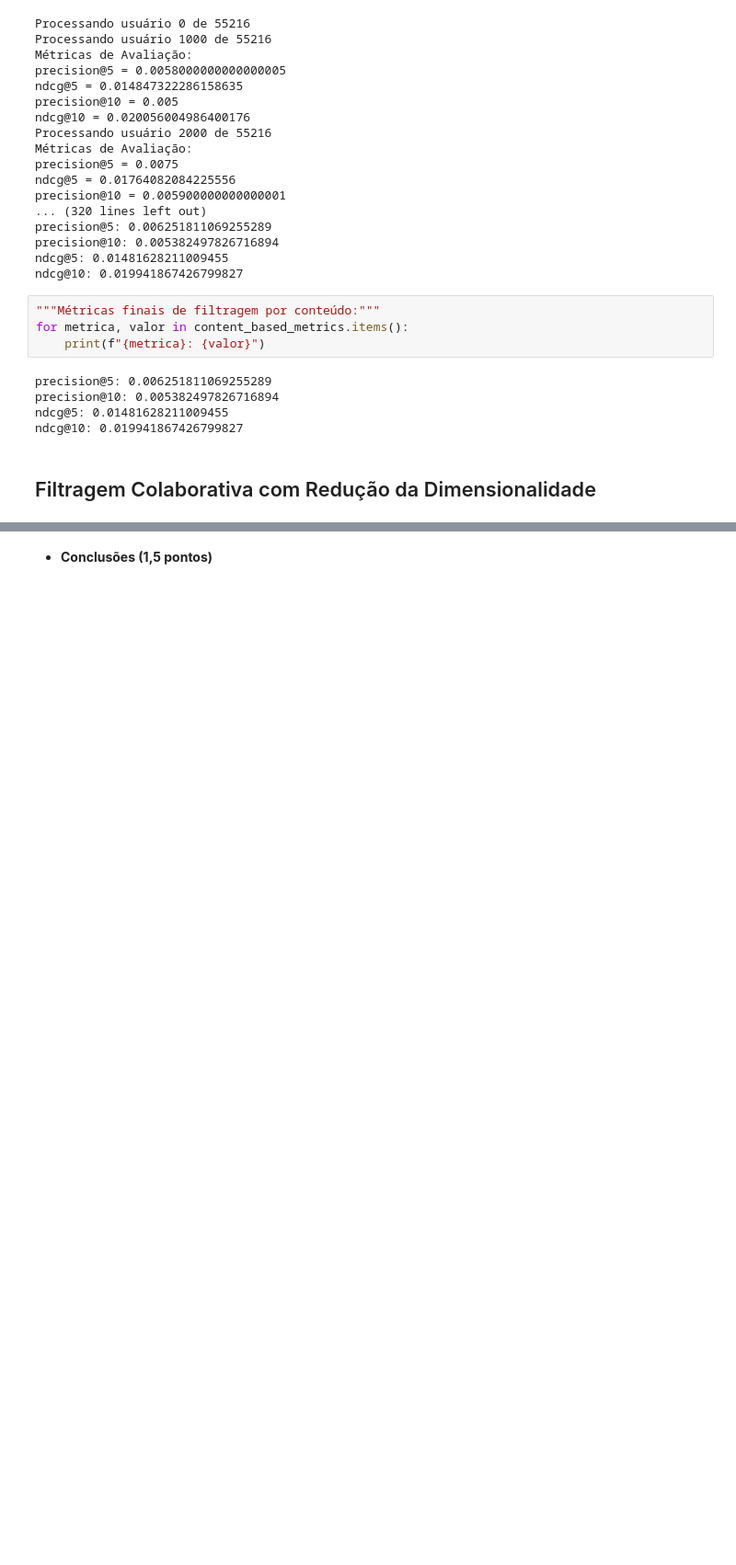
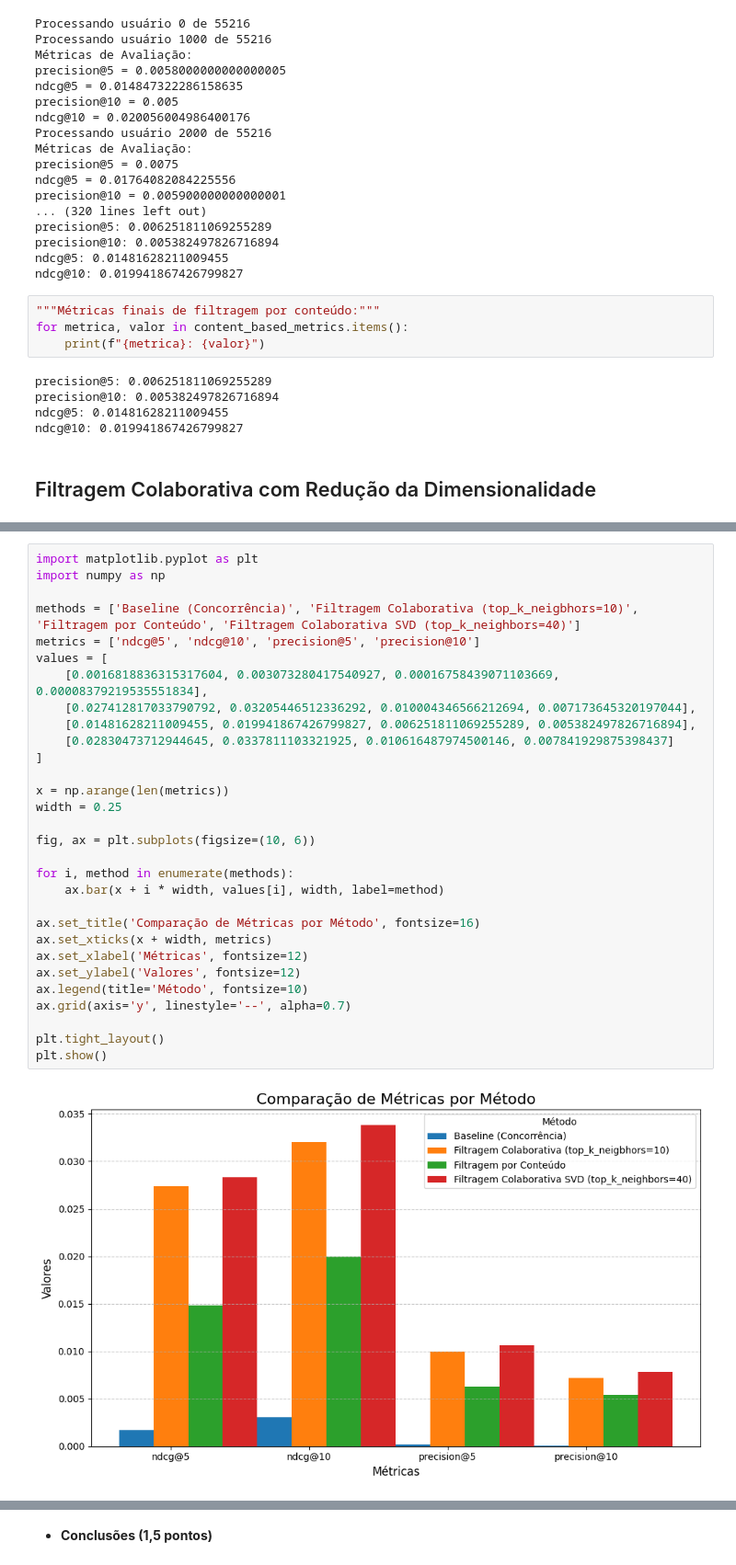
Before and after one commit to arturnovais/RecSYS---class---test, a Jupyter notebook: AMNS_MAIN.ipynb, the cells around one changed output, grey strips where cells are left out. Shown at 92% size. Saved outputs shown, nothing was run; the diff lists cells and outputs as text; blank space fills up the shorter version.

Commit message:
feat: adiciona filtragem colaborativa SVD

```diff
--- a/AMNS_MAIN.ipynb
+++ b/AMNS_MAIN.ipynb
@@ -1094,0 +1222,32 @@ ndcg@10: 0.019941867426799827
+# %%
+import matplotlib.pyplot as plt
+import numpy as np
+
+methods = ['Baseline (Concorrência)', 'Filtragem Colaborativa (top_k_neigbhors=10)', 'Filtragem por Conteúdo', 'Filtragem Colaborativa SVD (top_k_neighbors=40)']
+metrics = ['ndcg@5', 'ndcg@10', 'precision@5', 'precision@10']
+values = [
+    [0.0016818836315317604, 0.003073280417540927, 0.00016758439071103669, 0.00008379219535551834],
+    [0.027412817033790792, 0.03205446512336292, 0.010004346566212694, 0.007173645320197044],
+    [0.01481628211009455, 0.019941867426799827, 0.006251811069255289, 0.005382497826716894],
+    [0.02830473712944645, 0.0337811103321925, 0.010616487974500146, 0.007841929875398437]
+]
+
+x = np.arange(len(metrics))
+width = 0.25
+
+fig, ax = plt.subplots(figsize=(10, 6))
+
+for i, method in enumerate(methods):
+    ax.bar(x + i * width, values[i], width, label=method)
+
+ax.set_title('Comparação de Métricas por Método', fontsize=16)
+ax.set_xticks(x + width, metrics)
+ax.set_xlabel('Métricas', fontsize=12)
+ax.set_ylabel('Valores', fontsize=12)
+ax.legend(title='Método', fontsize=10)
+ax.grid(axis='y', linestyle='--', alpha=0.7)
+
+plt.tight_layout()
+plt.show()
+# %% [output]
+[figure, added]
```
Also changed, not shown: parts of 18 cells of this notebook.
